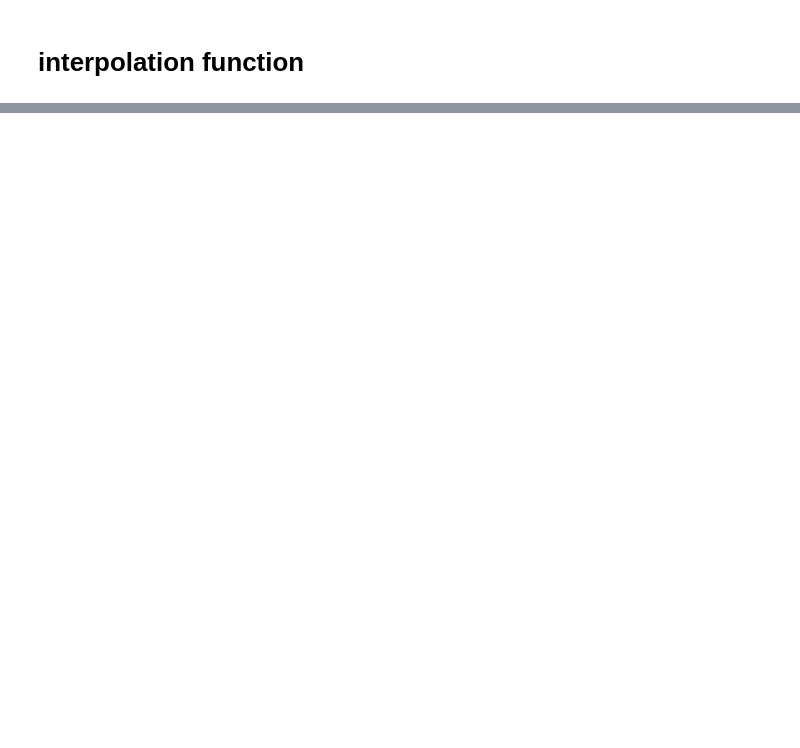
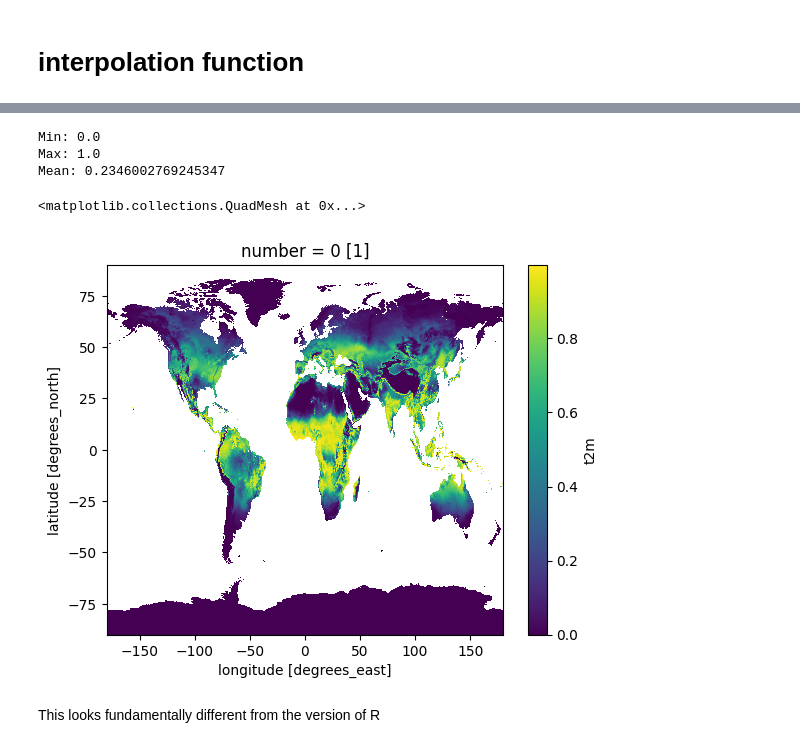
Before and after one commit to ssciwr/onehealth-model-backend, a Jupyter notebook: notebooks/model_python.ipynb, the cells around one changed output, grey strips where cells are left out. Drawn from its saved outputs; the diff is of its cells as text; code cells hidden in the pictures; blank space fills up the shorter version.

```diff
--- a/notebooks/model_python.ipynb
+++ b/notebooks/model_python.ipynb
@@ -80,0 +99,10 @@ Data variables:
+# %%
+r0_map = xr.apply_ufunc(
+    r0_pip_fun,
+    data['t2m'],
+    dask="allowed",
+    input_core_dims=[[]],
+    output_core_dims=[[]],
+    vectorize=True,
+)
+r0_map
@@ -80,0 +127,15 @@ Data variables:
+# %%
+print(f"Min: {r0_map.min().values}")
+print(f"Max: {r0_map.max().values}")
+print(f"Mean: {r0_map.mean().values}")
+# %% [output]
+Min: 0.0
+Max: 1.0
+Mean: 0.2346002769245347
+# %%
+r0_map.mean(dim='valid_time').plot(cmap='viridis')
+# %% [output]
+<matplotlib.collections.QuadMesh at 0x...>
+[figure, added]
+# %% [markdown]
+This looks fundamentally different from the version of R
```
Also changed, not shown: parts of 13 cells of this notebook, 1 other file.
